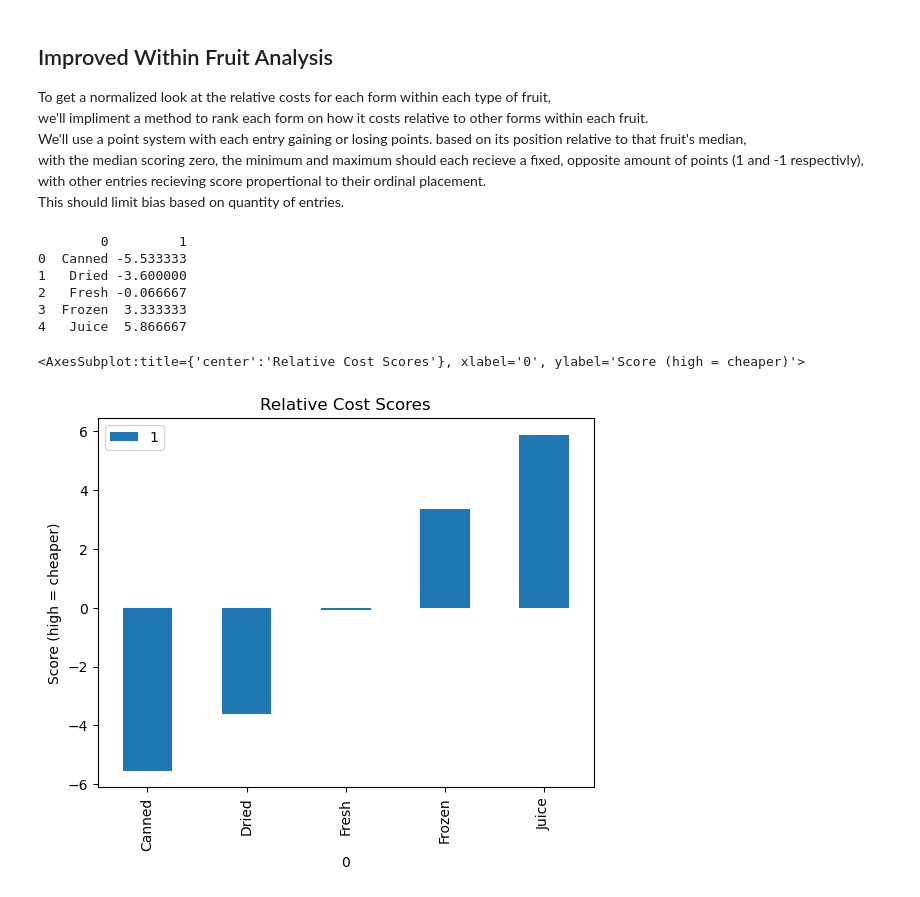
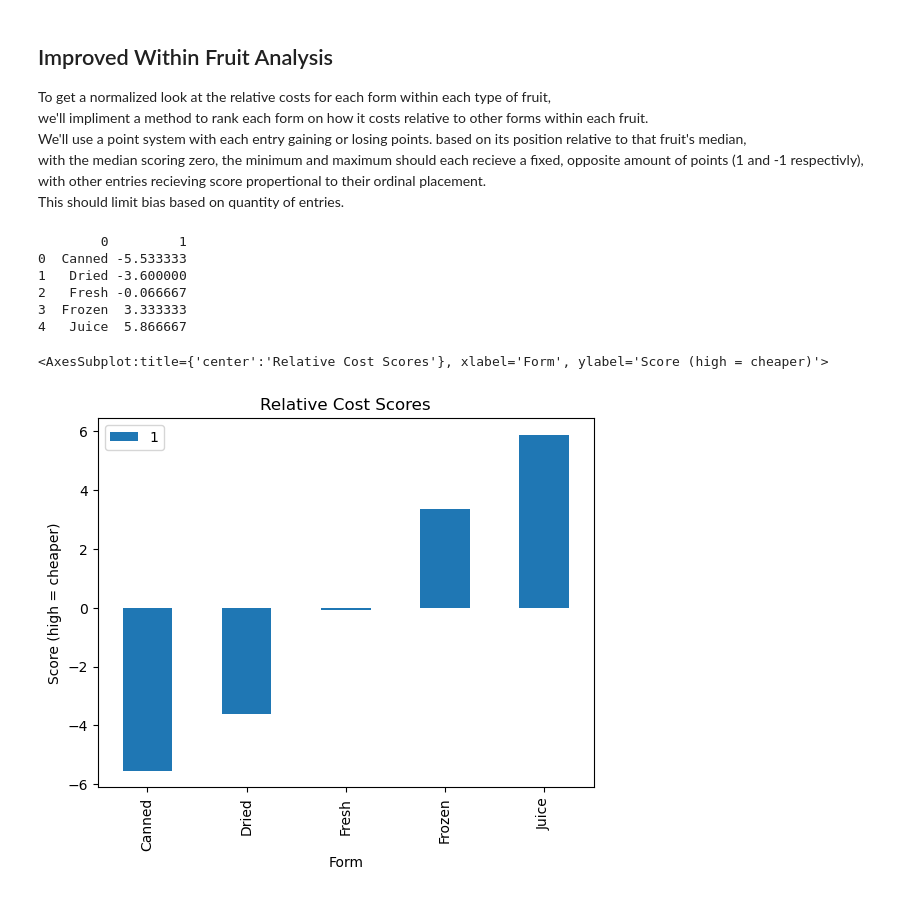
Before and after one commit to BreezeNoraTucker/FruitPrices, a Jupyter notebook: FruitCost.ipynb, the cells around one changed output. Cells and saved outputs as stored; diff of their text form; code cells hidden in the pictures.

```diff
--- a/FruitCost.ipynb
+++ b/FruitCost.ipynb
@@ -139,33 +137,33 @@ currForms = [] # list in order encountered, from cheapest to most expensive
 scores = {}
 for form in ["Canned", "Dried", "Fresh", "Frozen", "Juice"]:
     scores[form] = 0
 for i in data.itertuples():
     if i.Fruit!=currFruit:
         for j in range(len(currForms)):
             degFree = len(currForms)-1 #degrees of freedom for ranking
             points = (degFree-j)/degFree #gives us a value between 1 and 0, inclusive
             points = points - 0.5 #shifts the scale to between 0.5 and -0.5 inclusive
             points = points * 2 # shift to between 1 and -1
             scores[currForms[j]] += points
         currForms = []
         currFruit = i.Fruit
     currForms.append(i.Form)
 
 #higher scores reflect forms that are cheaper between forms within fruit types
 
 scoreList = []
 for i in scores:
     scoreList.append((i, scores[i]))
 scoreFrame = pd.DataFrame(scoreList)
 print(scoreFrame)
 
-scoreFrame.plot.bar(title="Relative Cost Scores", x=0, y=1, ylabel="Score (high = cheaper)")
+scoreFrame.plot.bar(title="Relative Cost Scores", x=0, y=1, ylabel="Score (high = cheaper)", xlabel="Form")
 # %% [output]
         0         1
 0  Canned -5.533333
 1   Dried -3.600000
 2   Fresh -0.066667
 3  Frozen  3.333333
 4   Juice  5.866667
-<AxesSubplot:title={'center':'Relative Cost Scores'}, xlabel='0', ylabel='Score (high = cheaper)'>
+<AxesSubplot:title={'center':'Relative Cost Scores'}, xlabel='Form', ylabel='Score (high = cheaper)'>
-[figure, old version]
+[figure, new version]
```
Also changed, not shown: parts of 3 cells of this notebook, 1 other file.
